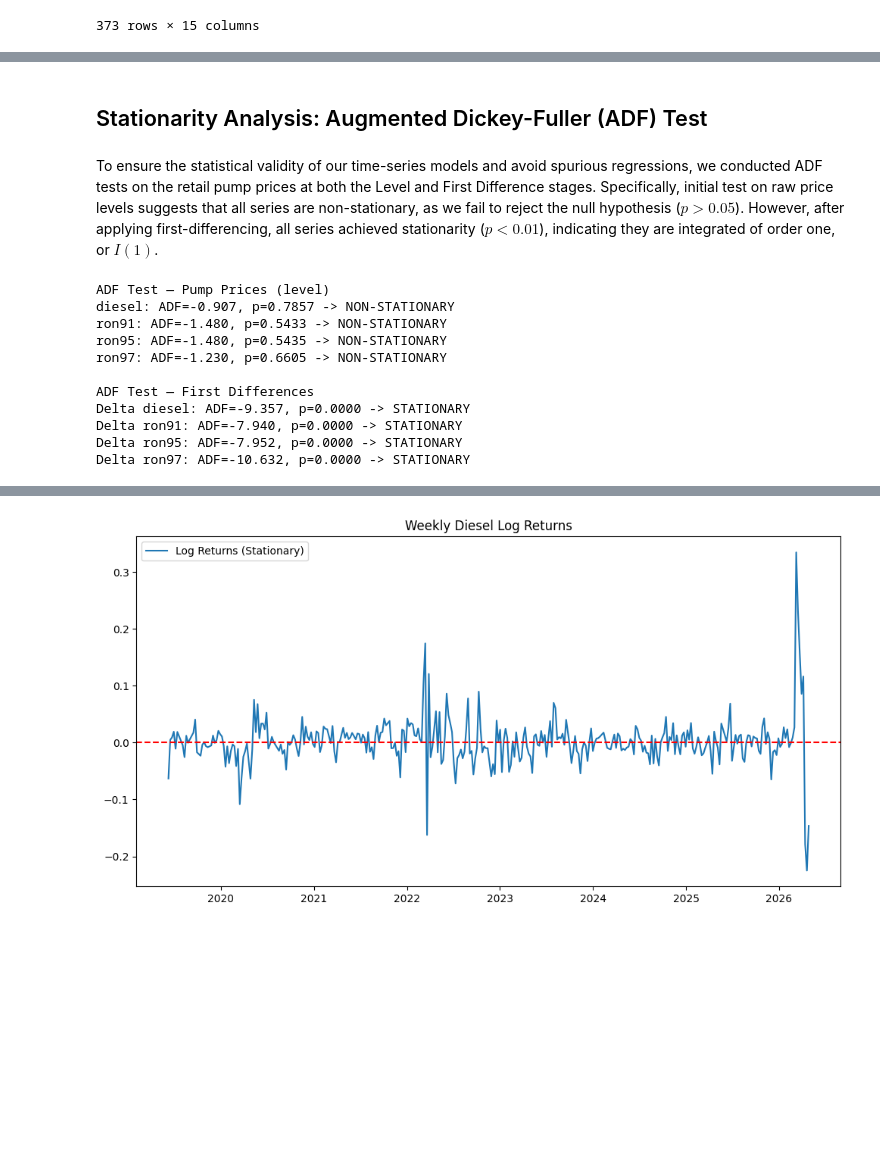
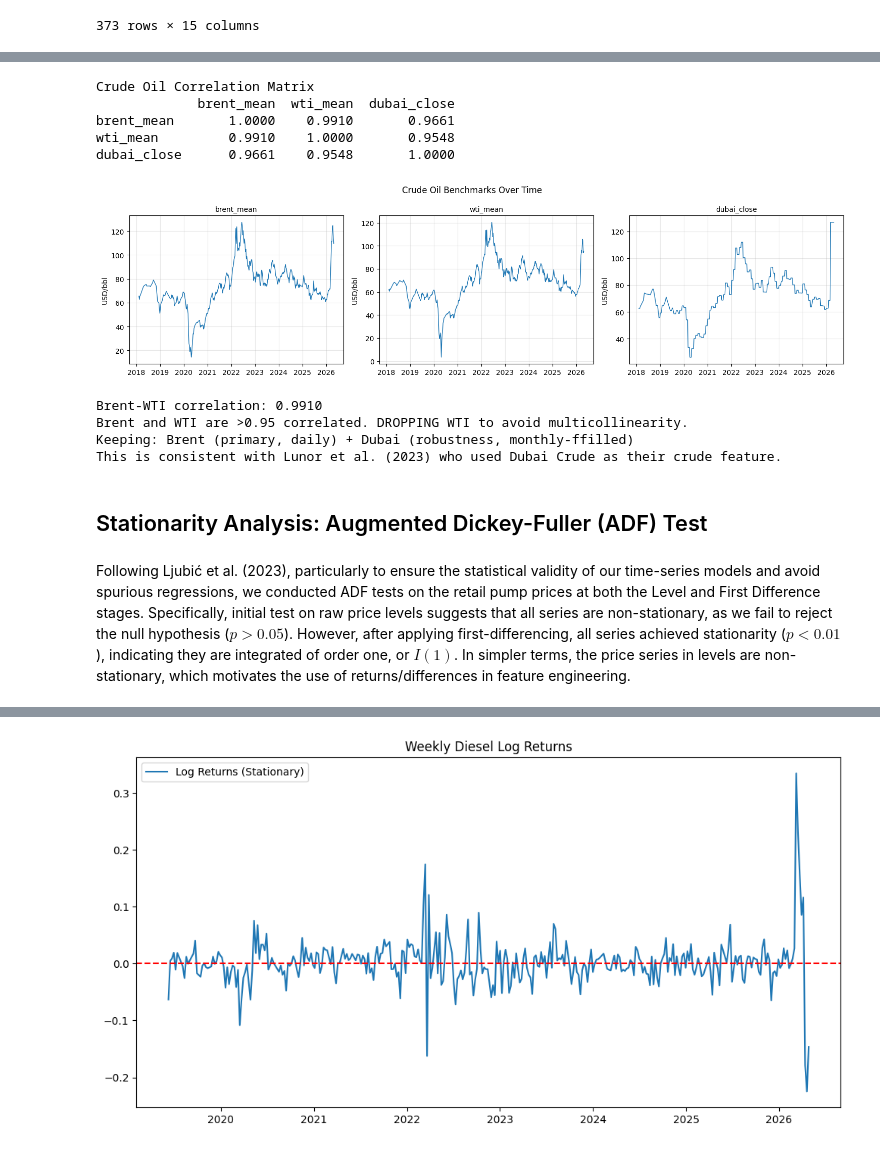
Before and after one commit to Donyl-Alcantara/Data-Trio-Final-Project, a Jupyter notebook: 02 EDA/02 EDA.ipynb, the cells around one changed output, grey strips where cells are left out. Drawn from its saved outputs; the diff is of its cells as text; code cells hidden in the pictures; blank space fills up the shorter version.

```diff
--- a/02 EDA/02 EDA.ipynb
+++ b/02 EDA/02 EDA.ipynb
@@ -26,29 +54,57 @@ df
+# %%
+CRUDE_ALL = ['brent_mean', 'wti_mean', 'dubai_close']
+crude_available = [c for c in CRUDE_ALL if c in df.columns]
+crude_df = df[crude_available].dropna()
+
+print('Crude Oil Correlation Matrix')
+print(crude_df.corr().round(4))
+print()
+
+fig, axes = plt.subplots(1, len(crude_available), figsize=(5*len(crude_available), 4))
+if len(crude_available) == 1:
+    axes = [axes]
+
+for ax, col in zip(axes, crude_available):
+    ax.plot(crude_df.index, crude_df[col], linewidth=1.0)
+    ax.set_title(col, fontsize=10)
+    ax.set_ylabel('USD/bbl')
+    ax.xaxis.set_major_formatter(mdates.DateFormatter('%Y'))
+    ax.grid(True, alpha=0.3)
+
+plt.suptitle('Crude Oil Benchmarks Over Time', fontsize=12)
+plt.tight_layout()
+plt.show()
+
+if 'brent_mean' in crude_df and 'wti_mean' in crude_df:
+    corr_bw = crude_df['brent_mean'].corr(crude_df['wti_mean'])
+    print(f'Brent-WTI correlation: {corr_bw:.4f}')
+    if corr_bw > 0.95:
+        print('Brent and WTI are >0.95 correlated. DROPPING WTI to avoid multicollinearity.')
+        print('Keeping: Brent (primary, daily) + Dubai (robustness, monthly-ffilled)')
+        print('This is consistent with Lunor et al. (2023) who used Dubai Crude as their crude feature.')
+# %% [output]
+Crude Oil Correlation Matrix
+             brent_mean  wti_mean  dubai_close
+brent_mean       1.0000    0.9910       0.9661
+wti_mean         0.9910    1.0000       0.9548
+dubai_close      0.9661    0.9548       1.0000
+[figure, added]
+Brent-WTI correlation: 0.9910
+Brent and WTI are >0.95 correlated. DROPPING WTI to avoid multicollinearity.
+Keeping: Brent (primary, daily) + Dubai (robustness, monthly-ffilled)
+This is consistent with Lunor et al. (2023) who used Dubai Crude as their crude feature.
 # %% [markdown]
 ## Stationarity Analysis: Augmented Dickey-Fuller (ADF) Test
 # %% [markdown]
-To ensure the statistical validity of our time-series models and avoid spurious regressions, we conducted ADF tests on the retail pump prices at both the Level and First Difference stages. Specifically, initial test on raw price levels suggests that all series are non-stationary, as we fail to reject the null hypothesis ($p > 0.05$). However, after applying first-differencing, all series achieved stationarity ($p < 0.01$), indicating they are integrated of order one, or $I(1)$.
+Following Ljubić et al. (2023), particularly to ensure the statistical validity of our time-series models and avoid spurious regressions, we conducted ADF tests on the retail pump prices at both the Level and First Difference stages. Specifically, initial test on raw price levels suggests that all series are non-stationary, as we fail to reject the null hypothesis ($p > 0.05$). However, after applying first-differencing, all series achieved stationarity ($p < 0.01$), indicating they are integrated of order one, or $I(1)$. In simpler terms, the price series in levels are non-stationary, which motivates the use of returns/differences in feature engineering.
 # %%
-print("ADF Test — Pump Prices (level)")
-for col in ["diesel", "ron91", "ron95", "ron97"]:
-    result = adfuller(df[col].dropna())
-    print(f"{col}: ADF={result[0]:.3f}, p={result[1]:.4f} -> "
-          f"{'STATIONARY' if result[1] < 0.05 else 'NON-STATIONARY'}")
-
-print("\nADF Test — First Differences")
-for col in ["diesel", "ron91", "ron95", "ron97"]:
-    diff = df[col].dropna().diff().dropna()
-    result = adfuller(diff)
-    print(f"Delta {col}: ADF={result[0]:.3f}, p={result[1]:.4f} -> "
-          f"{'STATIONARY' if result[1] < 0.05 else 'NON-STATIONARY'}")
+def adf_test(series, name):
+    s = series.dropna()
+    if len(s) < 20:
+        print(f'{name:35s} | Too few observations')
+        return
+    result = adfuller(s, autolag='AIC')
+    pval = result[1]
+    stat = result[0]
+    status = 'STATIONARY' if pval < 0.05 else 'NON-STATIONARY'
+    print(f'{name:35s} | ADF={stat:7.3f} | p={pval:.4f} | {status}')
-# %% [output]
-ADF Test — Pump Prices (level)
-diesel: ADF=-0.907, p=0.7857 -> NON-STATIONARY
-ron91: ADF=-1.480, p=0.5433 -> NON-STATIONARY
-ron95: ADF=-1.480, p=0.5435 -> NON-STATIONARY
-ron97: ADF=-1.230, p=0.6605 -> NON-STATIONARY
-
-ADF Test — First Differences
-Delta diesel: ADF=-9.357, p=0.0000 -> STATIONARY
-Delta ron91: ADF=-7.940, p=0.0000 -> STATIONARY
-Delta ron95: ADF=-7.952, p=0.0000 -> STATIONARY
-Delta ron97: ADF=-10.632, p=0.0000 -> STATIONARY
```
Also changed, not shown: parts of 10 cells of this notebook, 1 other file.
